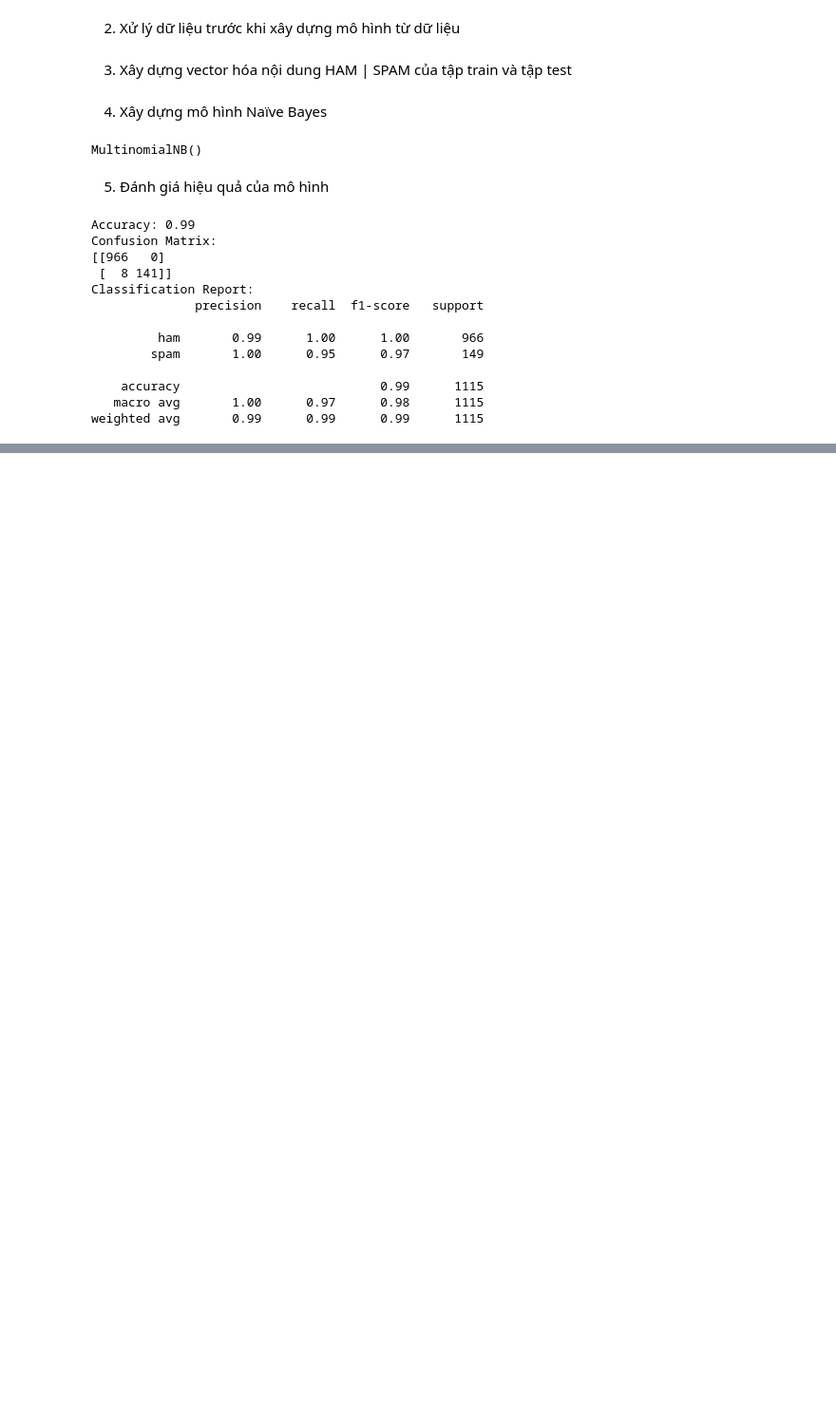
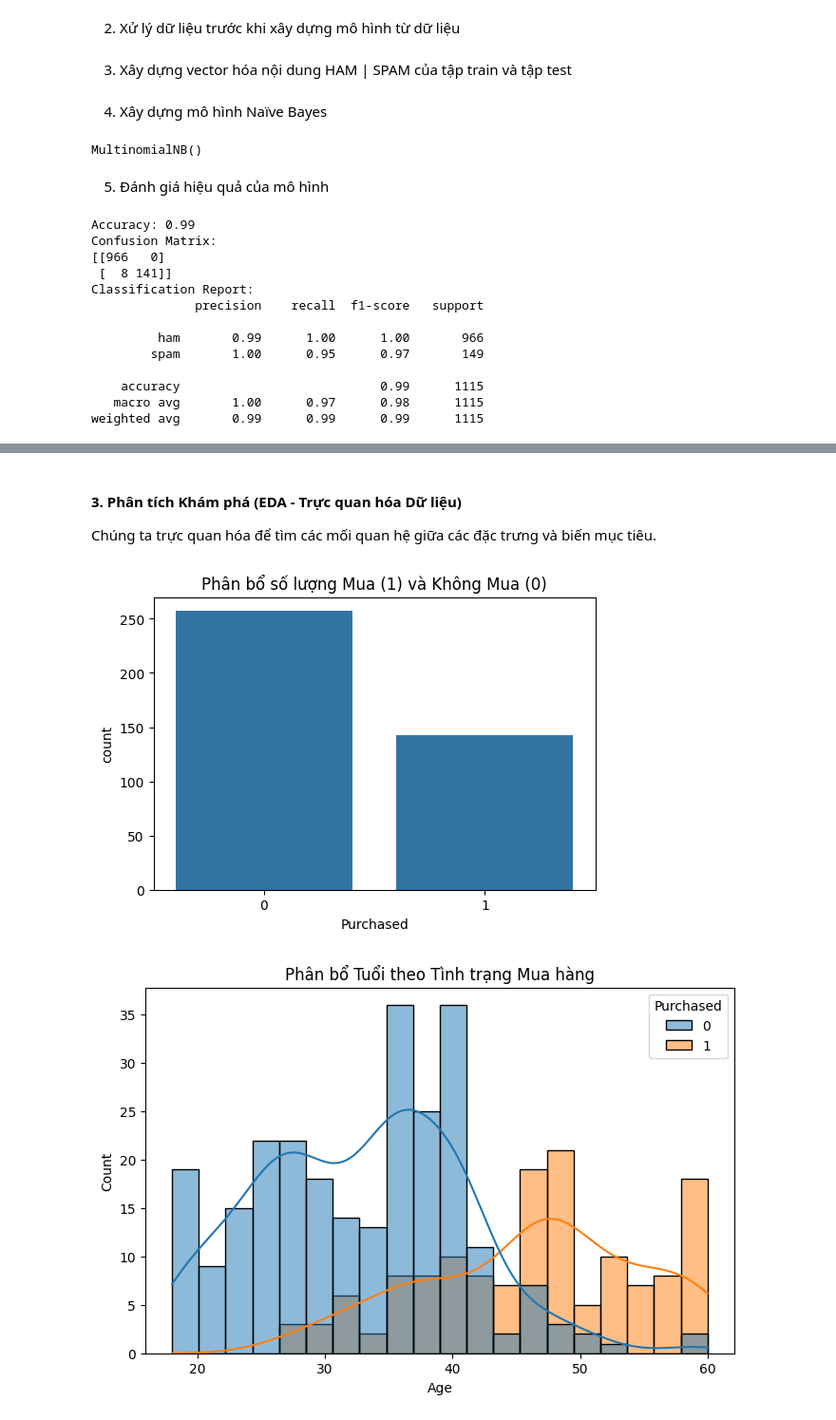
Before and after one commit to TranKhaiAn/sgu_2025_dataAnalysis, a Jupyter notebook: DA06_dl31-10/ThuatToanPhanLop.ipynb, the cells around one changed output, grey strips where cells are left out. Shown at 95% size. Cells and saved outputs as stored; diff of their text form; code cells hidden in the pictures; blank space fills up the shorter version.

```diff
--- a/DA06_dl31-10/ThuatToanPhanLop.ipynb
+++ b/DA06_dl31-10/ThuatToanPhanLop.ipynb
@@ -2635,0 +2644,17 @@ weighted avg       0.99      0.99      0.99      1115
+# %%
+# Import thư viện
+import numpy as np
+import pandas as pd
+import matplotlib.pyplot as plt
+import seaborn as sns
+from sklearn.model_selection import train_test_split
+from sklearn.preprocessing import StandardScaler # Sẽ dùng để so sánh
+from sklearn.naive_bayes import GaussianNB # <<< QUAN TRỌNG: Dùng Gaussian vì dữ liệu là số
+from sklearn.metrics import accuracy_score, confusion_matrix, classification_report
+
+# Nạp dữ liệu
+df = pd.read_csv('Customer_Behaviour.csv')
+
+# Hiển thị 5 dòng đầu tiên
+print("--- 5 Dòng đầu tiên ---")
+print(df.head())
@@ -2635,0 +2731,30 @@ weighted avg       0.99      0.99      0.99      1115
+# %% [markdown]
+#### 3. Phân tích Khám phá (EDA - Trực quan hóa Dữ liệu)
+Chúng ta trực quan hóa để tìm các mối quan hệ giữa các đặc trưng và biến mục tiêu.
+# %%
+# 1. Phân bổ của biến mục tiêu (Purchased)
+plt.figure(figsize=(6, 4))
+sns.countplot(x='Purchased', data=df)
+plt.title('Phân bổ số lượng Mua (1) và Không Mua (0)')
+plt.show()
+
+# 2. Mối quan hệ giữa Tuổi (Age) và Mua hàng (Purchased)
+plt.figure(figsize=(8, 5))
+sns.histplot(data=df, x='Age', hue='Purchased', kde=True, bins=20)
+plt.title('Phân bổ Tuổi theo Tình trạng Mua hàng')
+plt.show()
+
+# 3. Mối quan hệ giữa Lương (EstimatedSalary) và Mua hàng (Purchased)
+plt.figure(figsize=(8, 5))
+sns.histplot(data=df, x='EstimatedSalary', hue='Purchased', kde=True, bins=20)
+plt.title('Phân bổ Lương theo Tình trạng Mua hàng')
+plt.show()
+
+# 4. Mối quan hệ giữa Giới tính (Gender) và Mua hàng (Purchased)
+plt.figure(figsize=(6, 4))
+sns.countplot(x='Gender', hue='Purchased', data=df)
+plt.title('Phân bổ Giới tính theo Tình trạng Mua hàng')
+plt.show()
+# %% [output]
+[figure, added]
+[figure, added]
```
Also changed, not shown: parts of 19 cells of this notebook.
